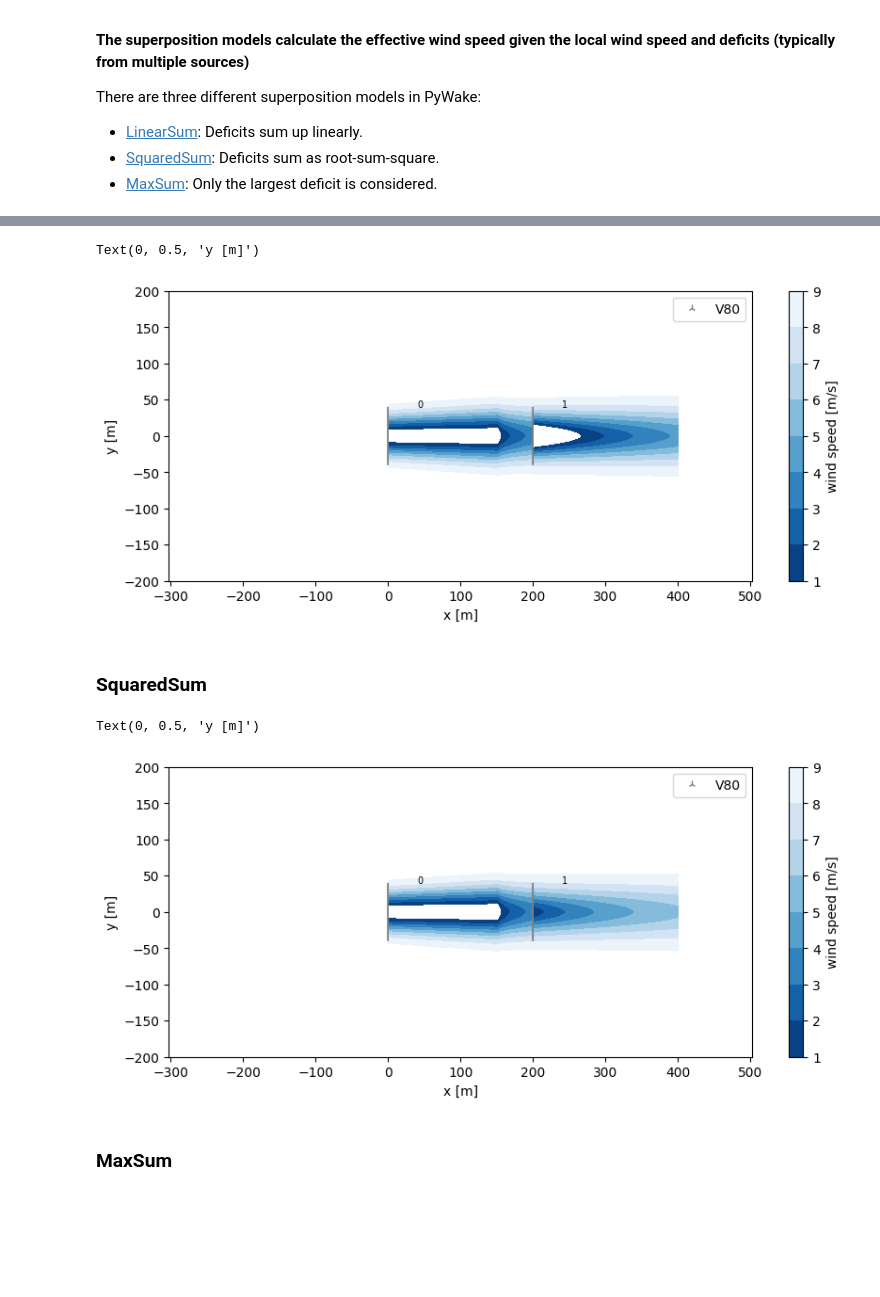
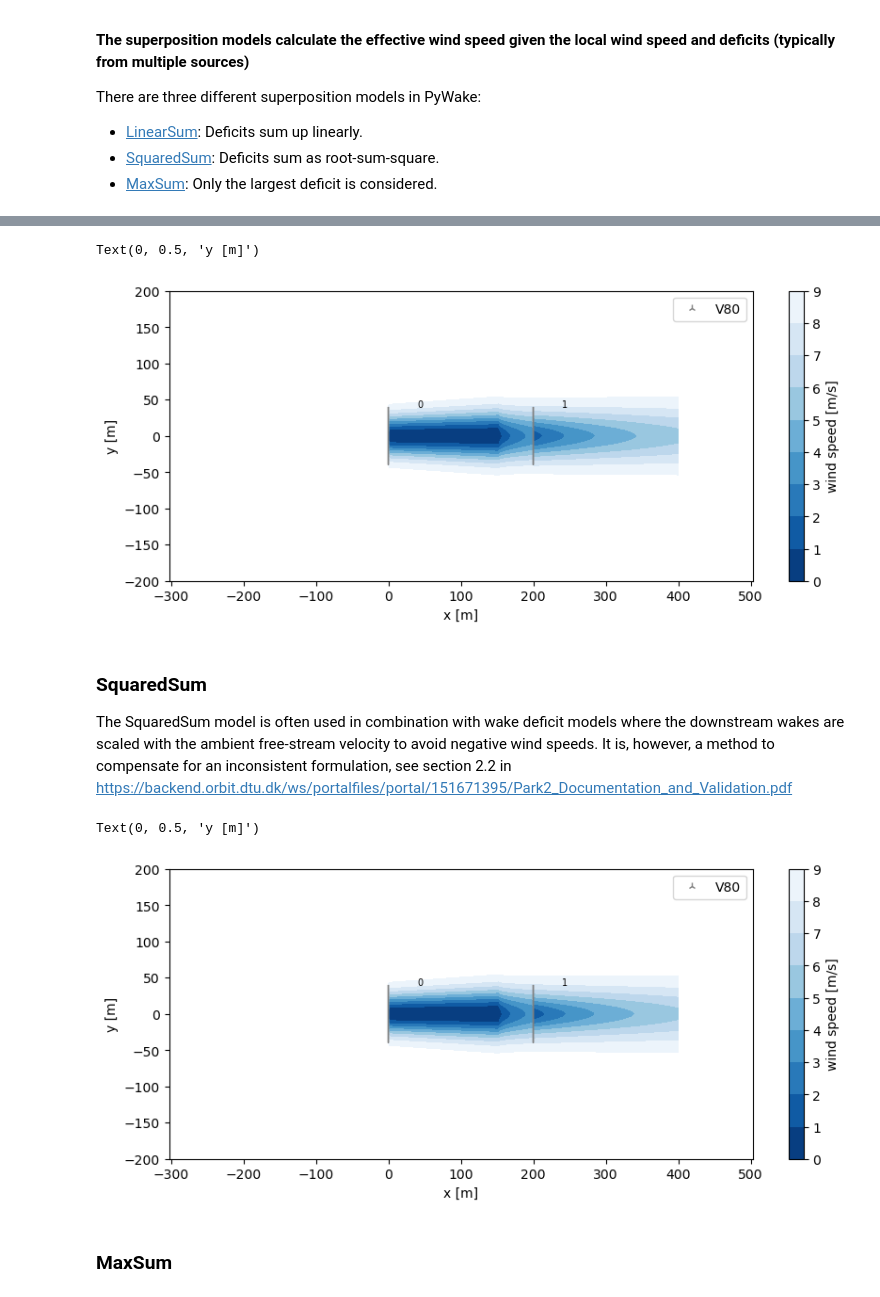
Before and after one commit to DTUWindEnergy/PyWake, a Jupyter notebook: docs/notebooks/EngineeringWindFarmModels.ipynb, the cells around one changed output, grey strips where cells are left out. Saved outputs shown, nothing was run; the diff lists cells and outputs as text; code cells hidden in the pictures; blank space fills up the shorter version.

```diff
--- a/docs/notebooks/EngineeringWindFarmModels.ipynb
+++ b/docs/notebooks/EngineeringWindFarmModels.ipynb
@@ -428,24 +431,26 @@ There are three different superposition models in PyWake:
 # %%
-linear_sum = BastankhahGaussian(site, windTurbines, superpositionModel=LinearSum())
+linear_sum = BastankhahGaussian(site, windTurbines, superpositionModel=LinearSum(), use_effective_ws=True)
 plt.figure(figsize=(10,4))
-linear_sum([0,200],[0,0],wd=270,ws=10).flow_map().plot_wake_map(levels=np.arange(1,10))
+linear_sum([0,200],[0,0],wd=270,ws=10).flow_map().plot_wake_map(levels=np.arange(0,10))
 plt.xlabel('x [m]')
 plt.ylabel('y [m]')
 # %% [output]
 Text(0, 0.5, 'y [m]')
-[figure, old version]
+[figure, new version]
-# %% [markdown]
-### SquaredSum
+# %% [markdown]
+### SquaredSum
+
+The SquaredSum model is often used in combination with wake deficit models where the downstream wakes are scaled with the ambient free-stream velocity to avoid negative wind speeds. It is, however, a method to compensate for an inconsistent formulation, see section 2.2 in https://backend.orbit.dtu.dk/ws/portalfiles/portal/151671395/Park2_Documentation_and_Validation.pdf
 # %%
 from py_wake.superposition_models import SquaredSum
 squared_sum = BastankhahGaussian(site, windTurbines, superpositionModel=SquaredSum())
 plt.figure(figsize=(10,4))
-squared_sum([0,200],[0,0],wd=270,ws=10).flow_map().plot_wake_map(levels=np.arange(1,10))
+squared_sum([0,200],[0,0],wd=270,ws=10).flow_map().plot_wake_map(levels=np.arange(0,10))
 plt.xlabel('x [m]')
 plt.ylabel('y [m]')
 # %% [output]
 Text(0, 0.5, 'y [m]')
-[figure, old version]
+[figure, new version]
 # %% [markdown]
 ### MaxSum
 # %%
```
Also changed, not shown: parts of 23 cells of this notebook, 3 other files.
